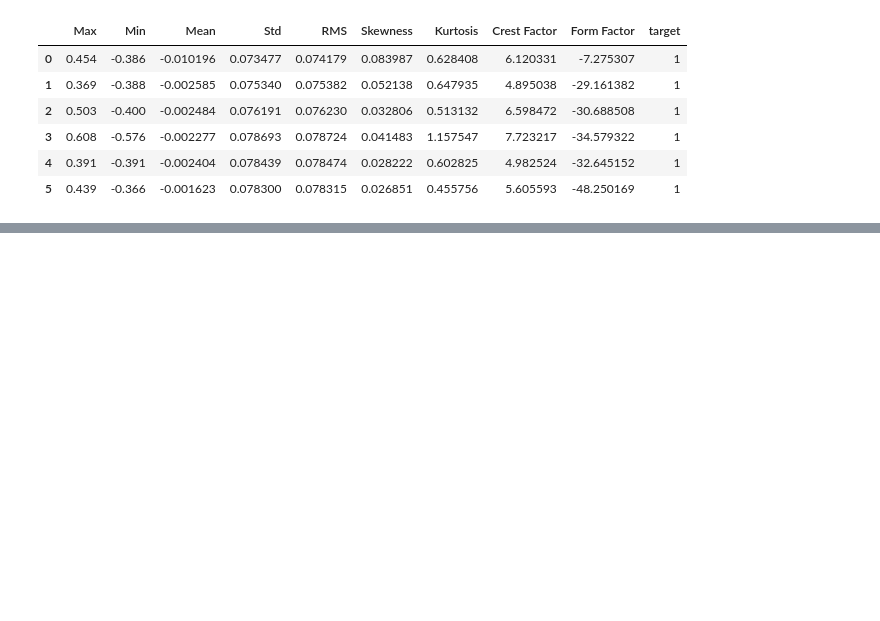
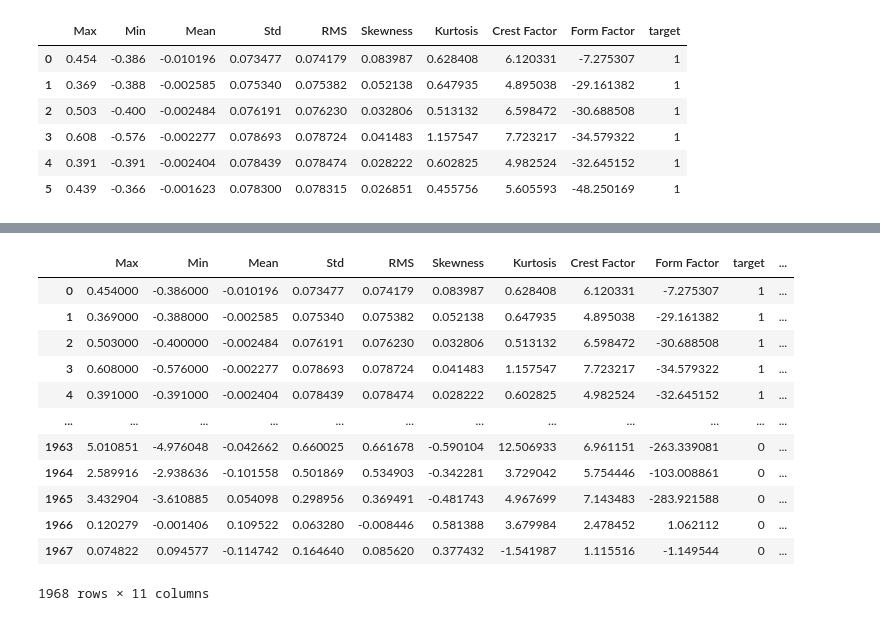
Before and after one commit to ImajiPietersz/FYP, a Jupyter notebook: NASA_GAN.ipynb, the cells around one changed output, grey strips where cells are left out. Cells and saved outputs as stored; diff of their text form; code cells hidden in the pictures; blank space fills up the shorter version.

```diff
--- a/NASA_GAN.ipynb
+++ b/NASA_GAN.ipynb
@@ -461,0 +429,16 @@ Epoch 4 Starting
+# %%
+Mixed_set
+# %% [output]
+|  | Max | Min | Mean | Std | RMS | Skewness | Kurtosis | Crest Factor | Form Factor | target | ... |
+| 0 | 0.454000 | -0.386000 | -0.010196 | 0.073477 | 0.074179 | 0.083987 | 0.628408 | 6.120331 | -7.275307 | 1 | ... |
+| 1 | 0.369000 | -0.388000 | -0.002585 | 0.075340 | 0.075382 | 0.052138 | 0.647935 | 4.895038 | -29.161382 | 1 | ... |
+| 2 | 0.503000 | -0.400000 | -0.002484 | 0.076191 | 0.076230 | 0.032806 | 0.513132 | 6.598472 | -30.688508 | 1 | ... |
+| 3 | 0.608000 | -0.576000 | -0.002277 | 0.078693 | 0.078724 | 0.041483 | 1.157547 | 7.723217 | -34.579322 | 1 | ... |
+| 4 | 0.391000 | -0.391000 | -0.002404 | 0.078439 | 0.078474 | 0.028222 | 0.602825 | 4.982524 | -32.645152 | 1 | ... |
+| ... | ... | ... | ... | ... | ... | ... | ... | ... | ... | ... | ... |
+| 1963 | 5.010851 | -4.976048 | -0.042662 | 0.660025 | 0.661678 | -0.590104 | 12.506933 | 6.961151 | -263.339081 | 0 | ... |
+| 1964 | 2.589916 | -2.938636 | -0.101558 | 0.501869 | 0.534903 | -0.342281 | 3.729042 | 5.754446 | -103.008861 | 0 | ... |
+| 1965 | 3.432904 | -3.610885 | 0.054098 | 0.298956 | 0.369491 | -0.481743 | 4.967699 | 7.143483 | -283.921588 | 0 | ... |
+| 1966 | 0.120279 | -0.001406 | 0.109522 | 0.063280 | -0.008446 | 0.581388 | 3.679984 | 2.478452 | 1.062112 | 0 | ... |
+| 1967 | 0.074822 | 0.094577 | -0.114742 | 0.164640 | 0.085620 | 0.377432 | -1.541987 | 1.115516 | -1.149544 | 0 | ... |
+1968 rows × 11 columns
```
Also changed, not shown: parts of 20 cells of this notebook.
